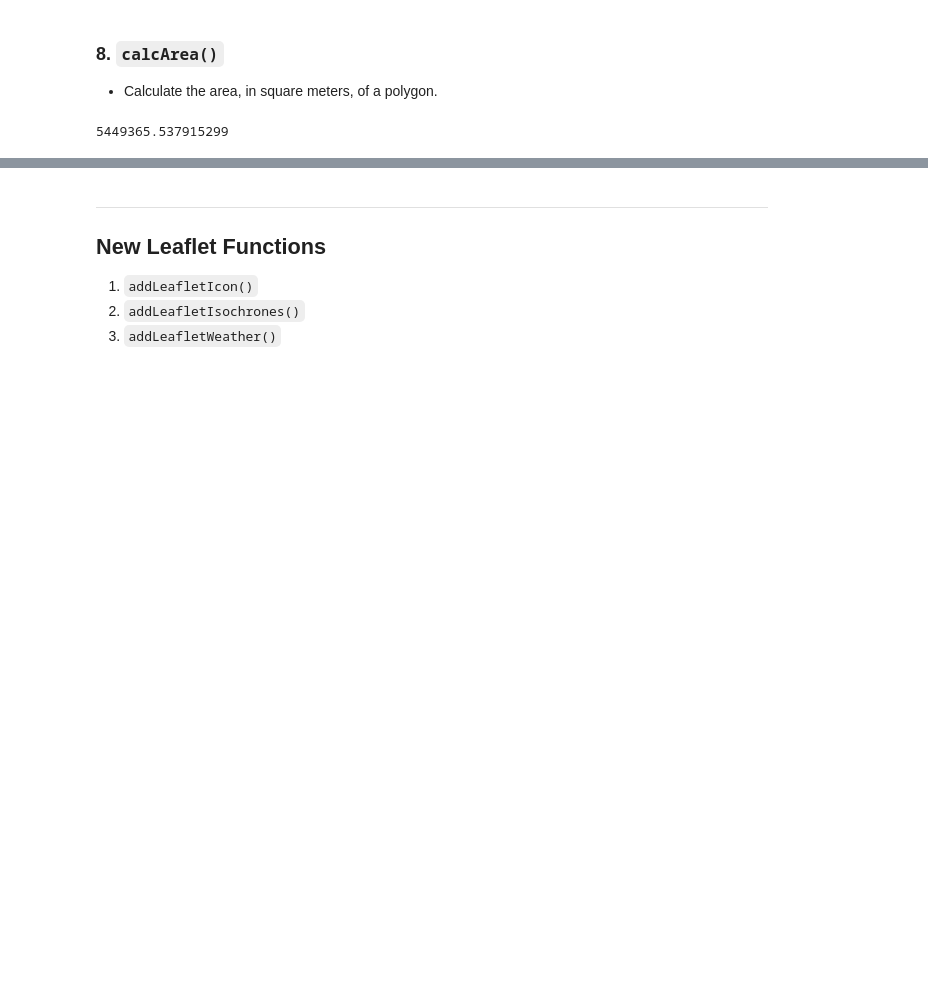
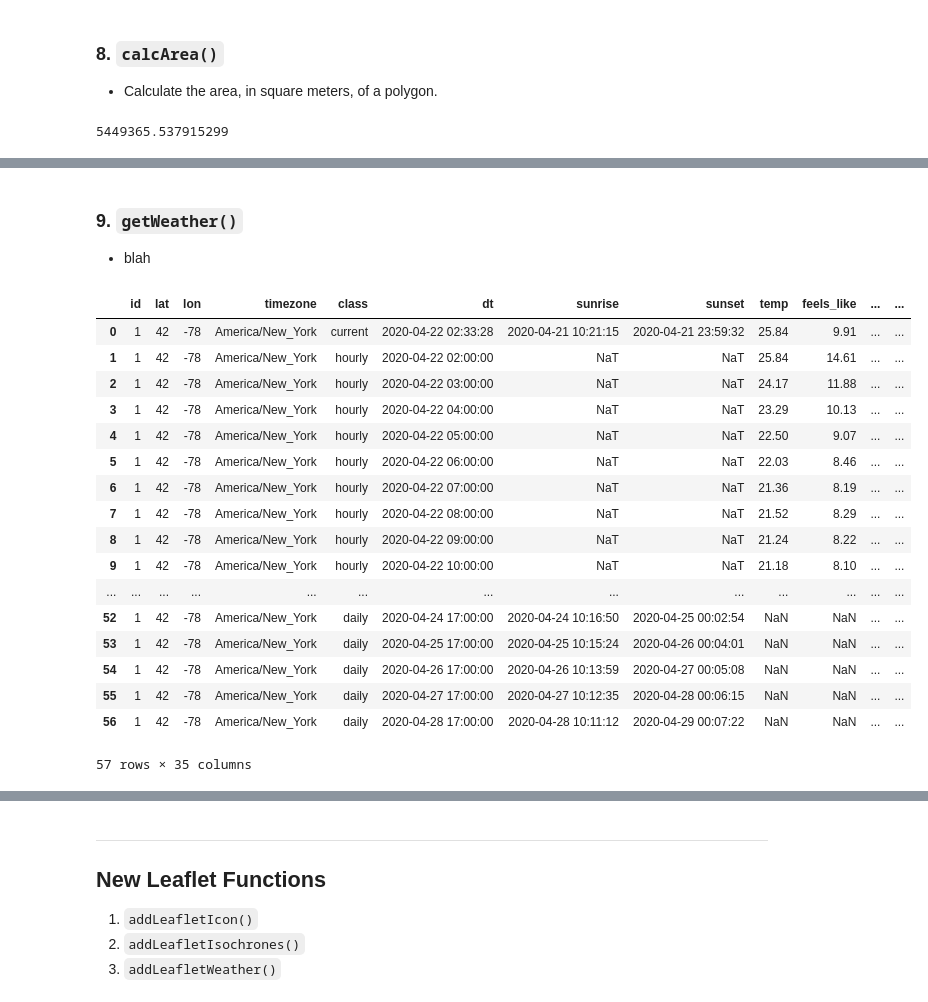
Before and after one commit to optimatorlab/veroviz, a Jupyter notebook: new_in_version_0.4.0.ipynb, the cells around one changed output, grey strips where cells are left out. Drawn from its saved outputs; the diff is of its cells as text; code cells hidden in the pictures; blank space fills up the shorter version.

```diff
--- a/new_in_version_0.4.0.ipynb
+++ b/new_in_version_0.4.0.ipynb
@@ -446,3 +447,6 @@ myMap = vrv.createLeaflet(mapObject=myMap, nodes=myNodes)
 myMap
 # %% [output]
 [interactive output not drawn]
+# %% [markdown]
+### 9. `getWeather()`
+- blah
@@ -448,0 +456,25 @@ myMap
+# %%
+# Example 1: A simple example using the minium input arguments.
+myDF = vrv.getWeather(location     = [42, -78],
+                      dataProvider = 'openweather',
+                      dataProviderArgs = {'APIkey': os.environ['OPENWEATHERKEY']})
+myDF
+# %% [output]
+|  | id | lat | lon | timezone | class | dt | sunrise | sunset | temp | feels_like | ... | ... |
+| 0 | 1 | 42 | -78 | America/New_York | current | 2020-04-22 02:33:28 | 2020-04-21 10:21:15 | 2020-04-21 23:59:32 | 25.84 | 9.91 | ... | ... |
+| 1 | 1 | 42 | -78 | America/New_York | hourly | 2020-04-22 02:00:00 | NaT | NaT | 25.84 | 14.61 | ... | ... |
+| 2 | 1 | 42 | -78 | America/New_York | hourly | 2020-04-22 03:00:00 | NaT | NaT | 24.17 | 11.88 | ... | ... |
+| 3 | 1 | 42 | -78 | America/New_York | hourly | 2020-04-22 04:00:00 | NaT | NaT | 23.29 | 10.13 | ... | ... |
+| 4 | 1 | 42 | -78 | America/New_York | hourly | 2020-04-22 05:00:00 | NaT | NaT | 22.50 | 9.07 | ... | ... |
+| 5 | 1 | 42 | -78 | America/New_York | hourly | 2020-04-22 06:00:00 | NaT | NaT | 22.03 | 8.46 | ... | ... |
+| 6 | 1 | 42 | -78 | America/New_York | hourly | 2020-04-22 07:00:00 | NaT | NaT | 21.36 | 8.19 | ... | ... |
+| 7 | 1 | 42 | -78 | America/New_York | hourly | 2020-04-22 08:00:00 | NaT | NaT | 21.52 | 8.29 | ... | ... |
+| 8 | 1 | 42 | -78 | America/New_York | hourly | 2020-04-22 09:00:00 | NaT | NaT | 21.24 | 8.22 | ... | ... |
+| 9 | 1 | 42 | -78 | America/New_York | hourly | 2020-04-22 10:00:00 | NaT | NaT | 21.18 | 8.10 | ... | ... |
+| ... | ... | ... | ... | ... | ... | ... | ... | ... | ... | ... | ... | ... |
+| 52 | 1 | 42 | -78 | America/New_York | daily | 2020-04-24 17:00:00 | 2020-04-24 10:16:50 | 2020-04-25 00:02:54 | NaN | NaN | ... | ... |
+| 53 | 1 | 42 | -78 | America/New_York | daily | 2020-04-25 17:00:00 | 2020-04-25 10:15:24 | 2020-04-26 00:04:01 | NaN | NaN | ... | ... |
+| 54 | 1 | 42 | -78 | America/New_York | daily | 2020-04-26 17:00:00 | 2020-04-26 10:13:59 | 2020-04-27 00:05:08 | NaN | NaN | ... | ... |
+| 55 | 1 | 42 | -78 | America/New_York | daily | 2020-04-27 17:00:00 | 2020-04-27 10:12:35 | 2020-04-28 00:06:15 | NaN | NaN | ... | ... |
+| 56 | 1 | 42 | -78 | America/New_York | daily | 2020-04-28 17:00:00 | 2020-04-28 10:11:12 | 2020-04-29 00:07:22 | NaN | NaN | ... | ... |
+57 rows × 35 columns
```
Also changed, not shown: parts of 7 cells of this notebook, 12 other files.
